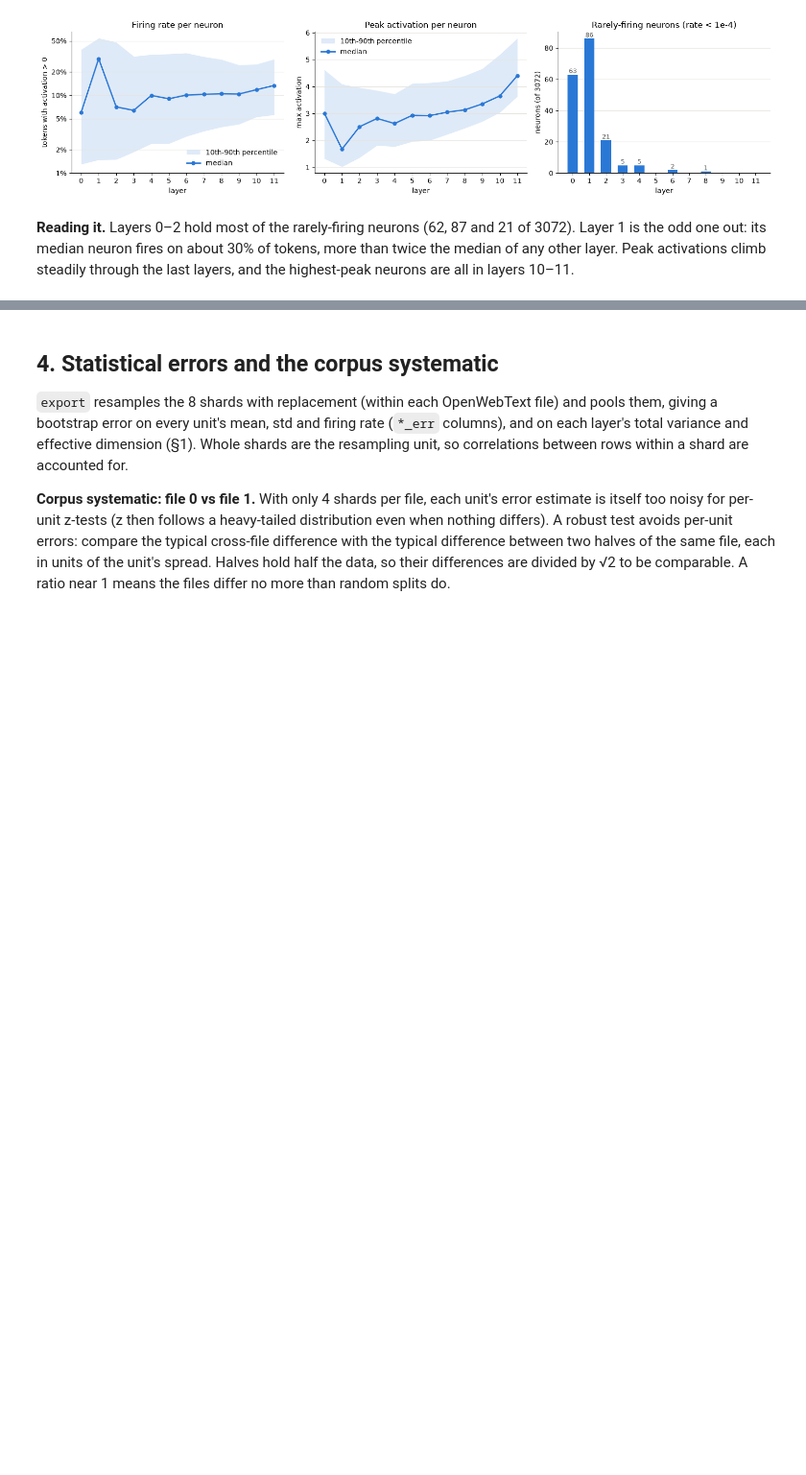
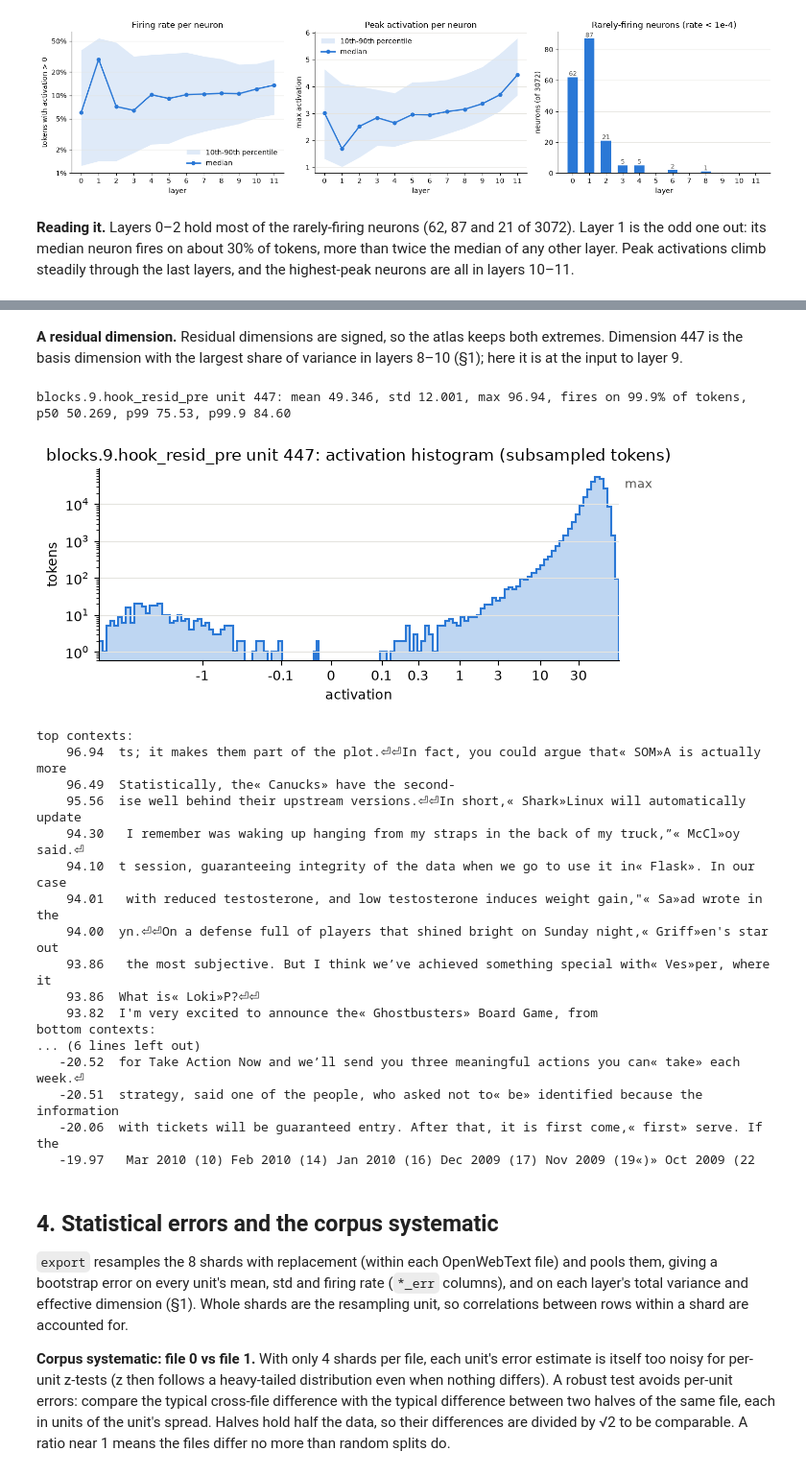
Before and after one commit to rreece/gpt2-atlas, a Jupyter notebook: notebooks/atlas.ipynb, the cells around one changed output, grey strips where cells are left out. Shown at 96% size. Drawn from its saved outputs; the diff is of its cells as text; code cells hidden in the pictures; blank space fills up the shorter version.

```diff
--- a/notebooks/atlas.ipynb
+++ b/notebooks/atlas.ipynb
@@ -225,3 +241,28 @@ blocks.11.mlp.hook_post unit 2378: mean 0.942, std 5.109, max 57.74, fires on 5.
+# %% [markdown]
+**A residual dimension.** Residual dimensions are signed, so the atlas keeps both extremes. Dimension 447 is the
+basis dimension with the largest share of variance in layers 8–10 (§1); here it is at the input to layer 9.
+# %%
+show_neuron(9, 447, hook="blocks.9.hook_resid_pre", save_as="results_resid_l9_447")
+# %% [output]
+blocks.9.hook_resid_pre unit 447: mean 49.346, std 12.001, max 96.94, fires on 99.9% of tokens, p50 50.269, p99 75.53, p99.9 84.60
+[figure, added]
+top contexts:
+    96.94  ts; it makes them part of the plot.⏎⏎In fact, you could argue that« SOM»A is actually more
+    96.49  Statistically, the« Canucks» have the second-
+    95.56  ise well behind their upstream versions.⏎⏎In short,« Shark»Linux will automatically update
+    94.30   I remember was waking up hanging from my straps in the back of my truck,”« McCl»oy said.⏎
+    94.10  t session, guaranteeing integrity of the data when we go to use it in« Flask». In our case
+    94.01   with reduced testosterone, and low testosterone induces weight gain,"« Sa»ad wrote in the
+    94.00  yn.⏎⏎On a defense full of players that shined bright on Sunday night,« Griff»en's star out
+    93.86   the most subjective. But I think we’ve achieved something special with« Ves»per, where it
+    93.86  What is« Loki»P?⏎⏎
+    93.82  I'm very excited to announce the« Ghostbusters» Board Game, from
+bottom contexts:
+... (6 lines left out)
+   -20.52  for Take Action Now and we’ll send you three meaningful actions you can« take» each week.⏎
+   -20.51  strategy, said one of the people, who asked not to« be» identified because the information
+   -20.06  with tickets will be guaranteed entry. After that, it is first come,« first» serve. If the
+   -19.97   Mar 2010 (10) Feb 2010 (14) Jan 2010 (16) Dec 2009 (17) Nov 2009 (19«)» Oct 2009 (22
 # %% [markdown]
 ## 4. Statistical errors and the corpus systematic
 
```
Also changed, not shown: parts of 11 cells of this notebook, 14 other files.
